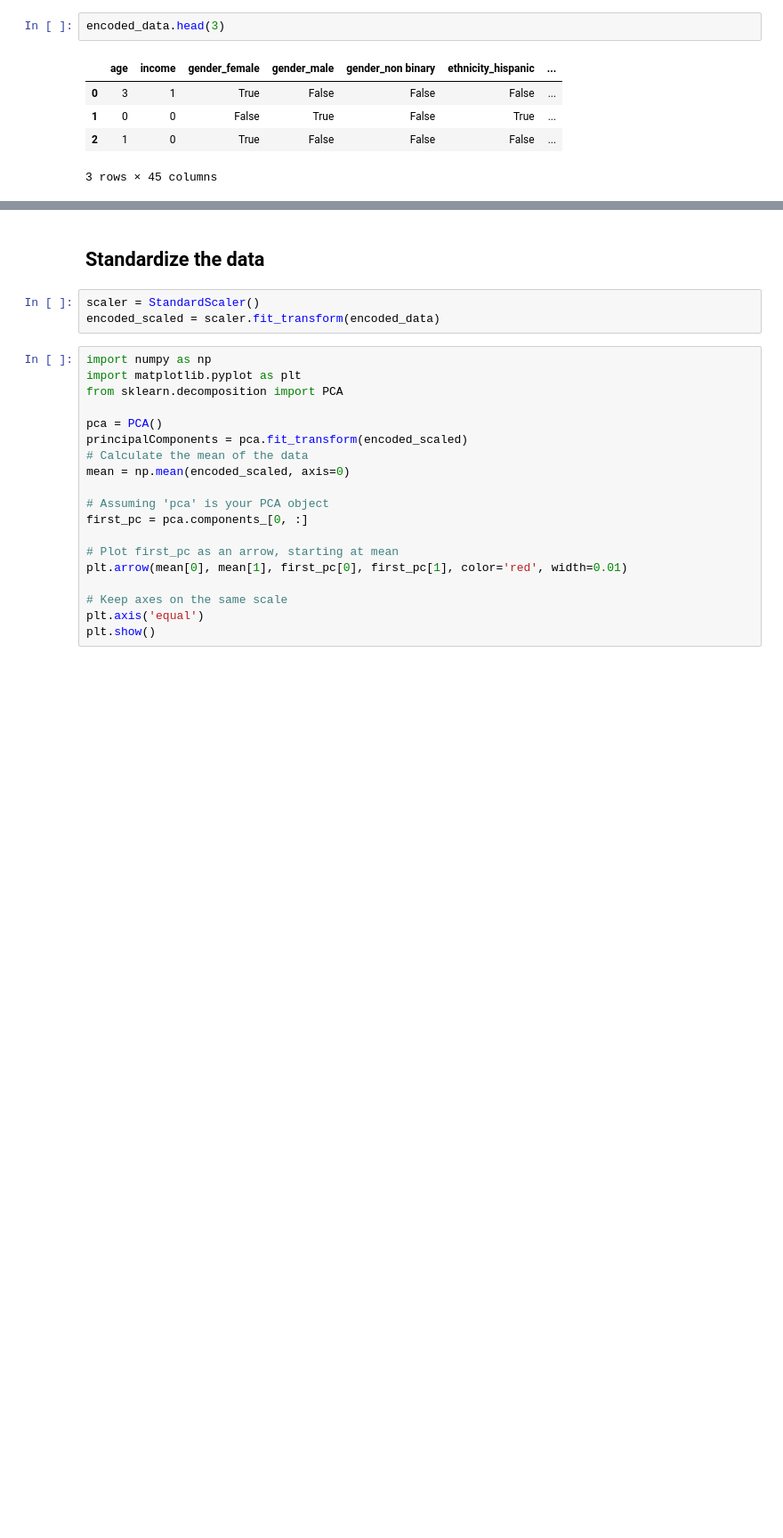
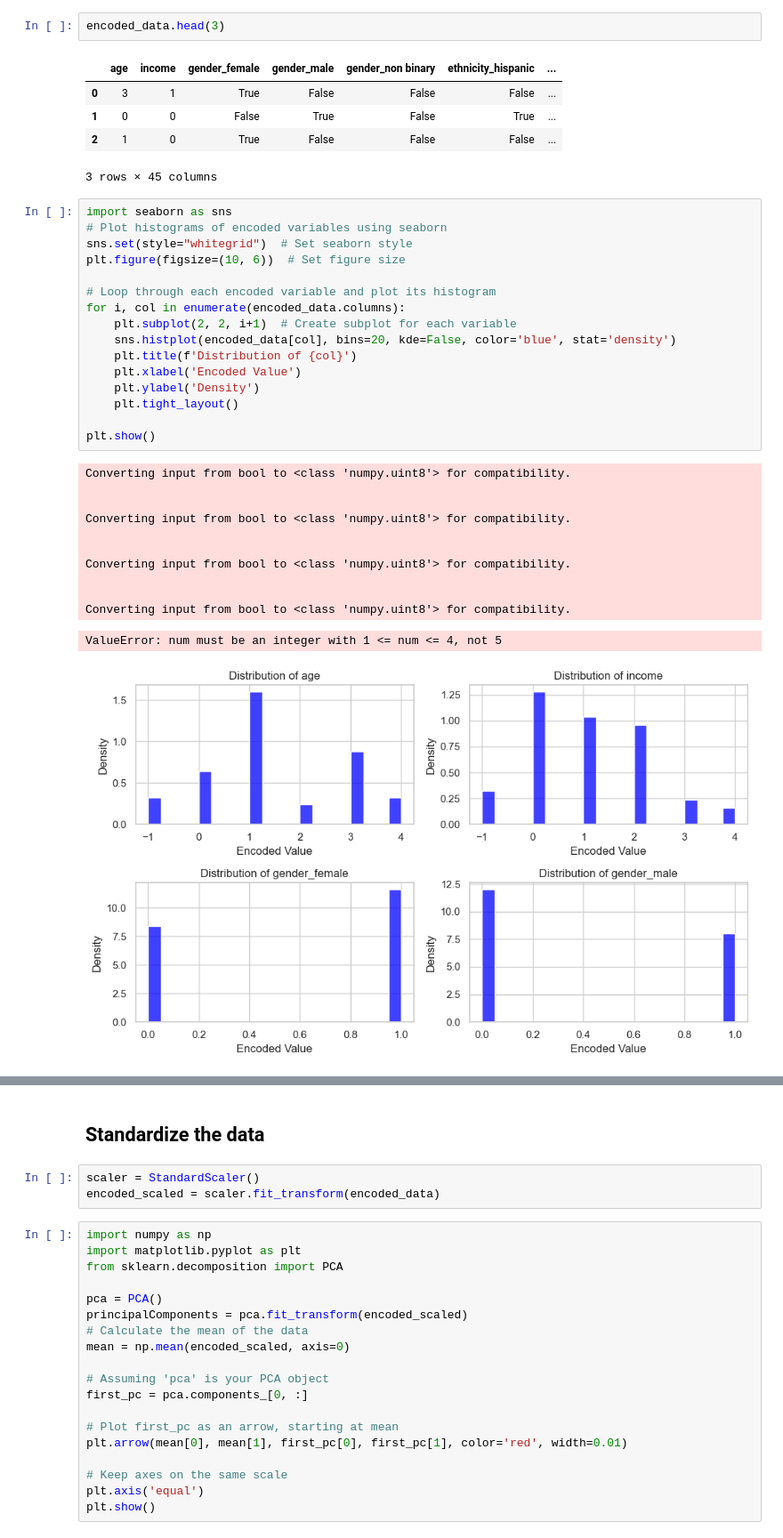
Before and after one commit to esoto15/text-tone-preference-analysis, a Jupyter notebook: Principal_Component_Analysis_main.ipynb, the cells around one changed output, grey strips where cells are left out. Shown at 89% size. Drawn from its saved outputs; the diff is of its cells as text; blank space fills up the shorter version.

```diff
--- a/Principal_Component_Analysis_main.ipynb
+++ b/Principal_Component_Analysis_main.ipynb
@@ -25,3 +33,32 @@ encoded_data.head(3)
 | 1 | 0 | 0 | False | True | False | True | ... |
 | 2 | 1 | 0 | True | False | False | False | ... |
 3 rows × 45 columns
+# %%
+import seaborn as sns
+# Plot histograms of encoded variables using seaborn
+sns.set(style="whitegrid")  # Set seaborn style
+plt.figure(figsize=(10, 6))  # Set figure size
+
+# Loop through each encoded variable and plot its histogram
+for i, col in enumerate(encoded_data.columns):
+    plt.subplot(2, 2, i+1)  # Create subplot for each variable
+    sns.histplot(encoded_data[col], bins=20, kde=False, color='blue', stat='density')
+    plt.title(f'Distribution of {col}')
+    plt.xlabel('Encoded Value')
+    plt.ylabel('Density')
+    plt.tight_layout()
+
+plt.show()
+# %% [output]
+Converting input from bool to <class 'numpy.uint8'> for compatibility.
+
+
+Converting input from bool to <class 'numpy.uint8'> for compatibility.
+
+
+Converting input from bool to <class 'numpy.uint8'> for compatibility.
+
+
+Converting input from bool to <class 'numpy.uint8'> for compatibility.
+ValueError: num must be an integer with 1 <= num <= 4, not 5
+[figure, added]
```
Also changed, not shown: parts of 5 cells of this notebook.
